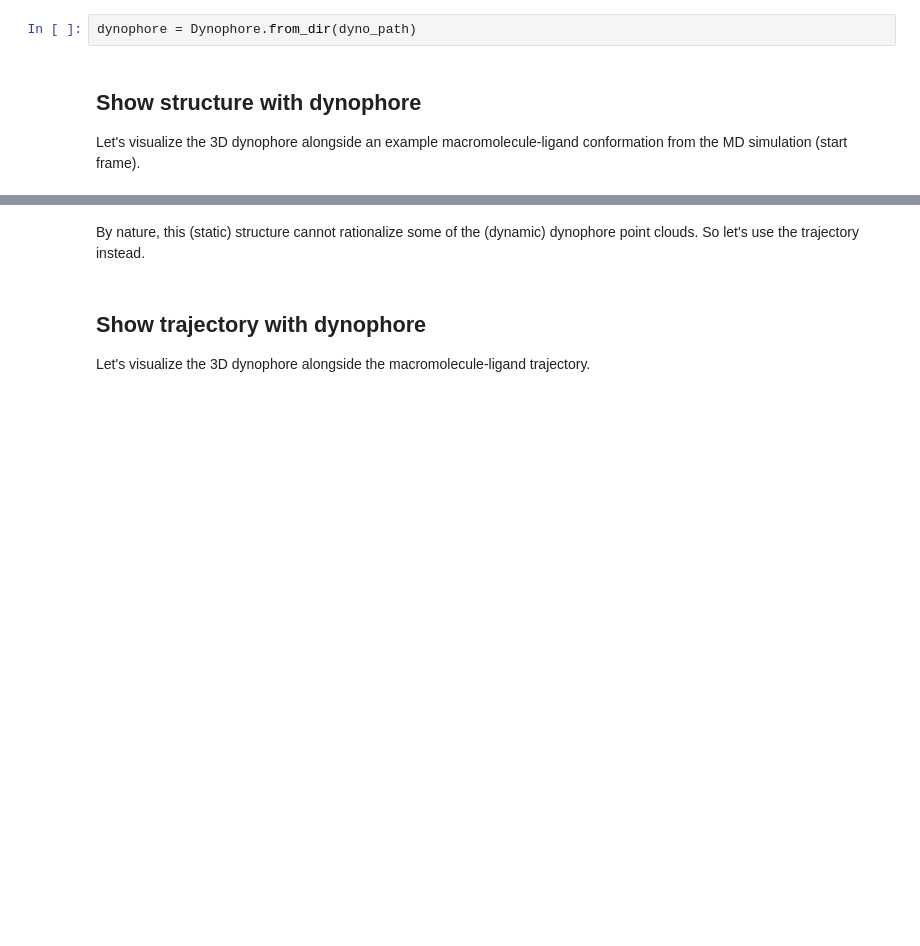
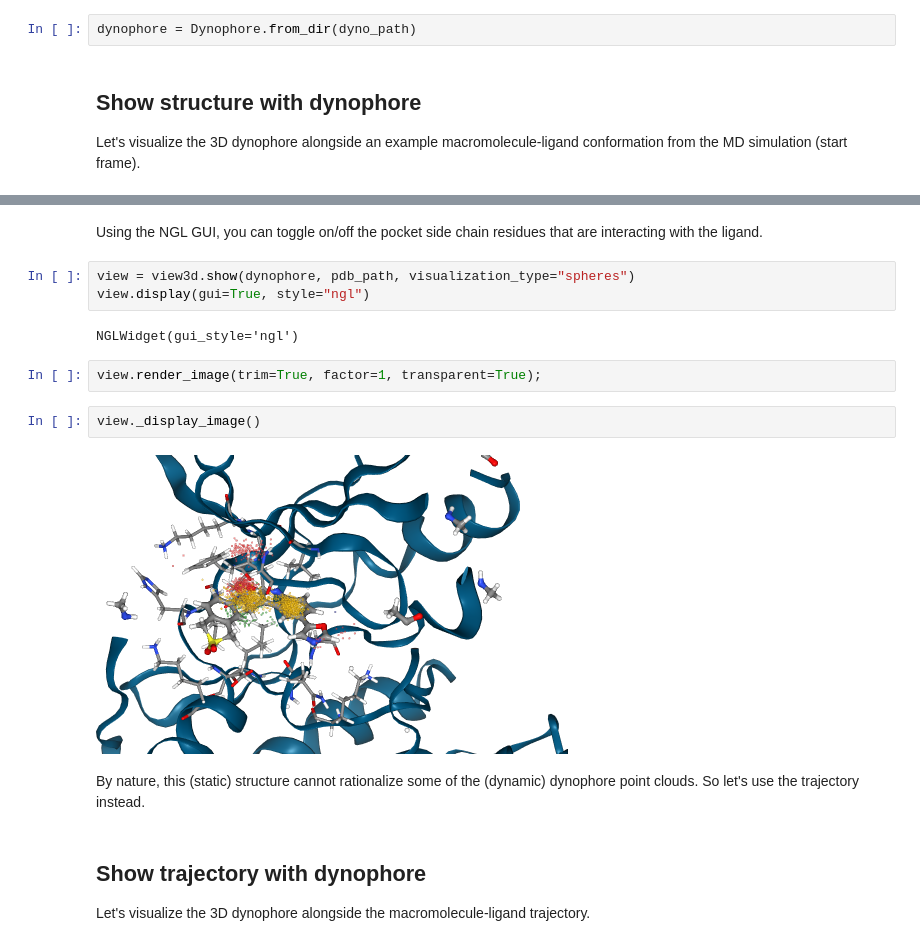
Before and after one commit to wolberlab/dynophores, a Jupyter notebook: docs/tutorials/explore_view3d.ipynb, the cells around one changed output, grey strips where cells are left out. Drawn from its saved outputs; the diff is of its cells as text; blank space fills up the shorter version.

Commit message:
Rerun notebook including pocket side chain visualization

```diff
--- a/docs/tutorials/explore_view3d.ipynb
+++ b/docs/tutorials/explore_view3d.ipynb
@@ -43,3 +42,16 @@ view._display_image()
+# %% [markdown]
+Using the NGL GUI, you can toggle on/off the pocket side chain residues that are interacting with the ligand.
+# %%
+view = view3d.show(dynophore, pdb_path, visualization_type="spheres")
+view.display(gui=True, style="ngl")
+# %% [output]
+NGLWidget(gui_style='ngl')
+# %%
+view.render_image(trim=True, factor=1, transparent=True);
+# %%
+view._display_image()
+# %% [output]
+[figure, added]
 # %% [markdown]
 By nature, this (static) structure cannot rationalize some of the (dynamic) dynophore point clouds. So let's use the trajectory instead.
 # %% [markdown]
```
Also changed, not shown: parts of 6 cells of this notebook.
